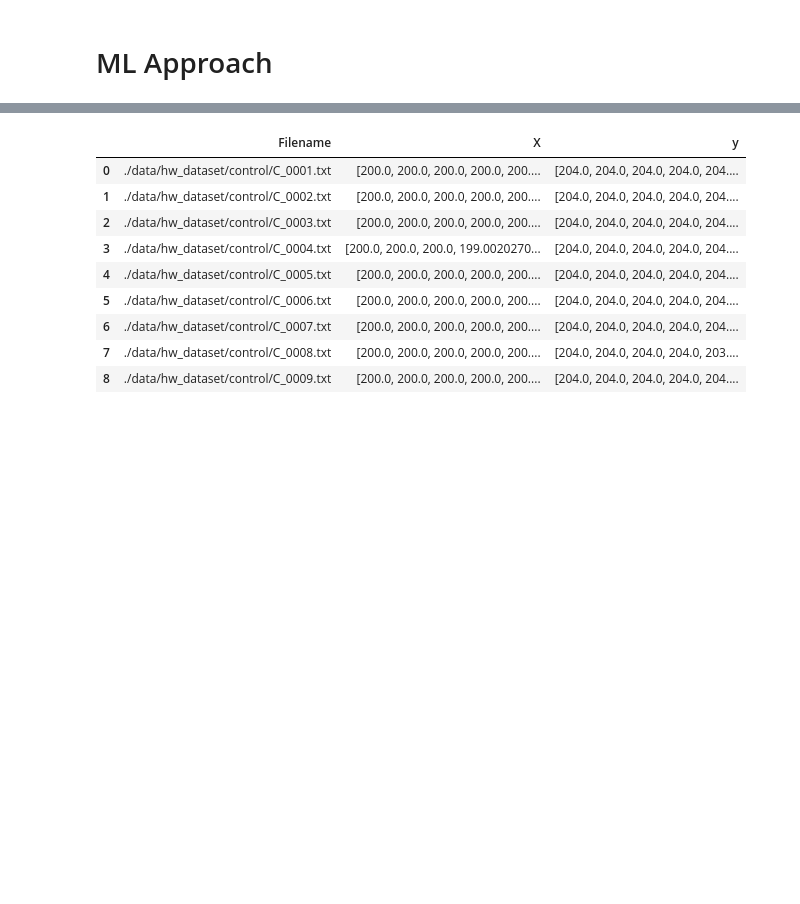
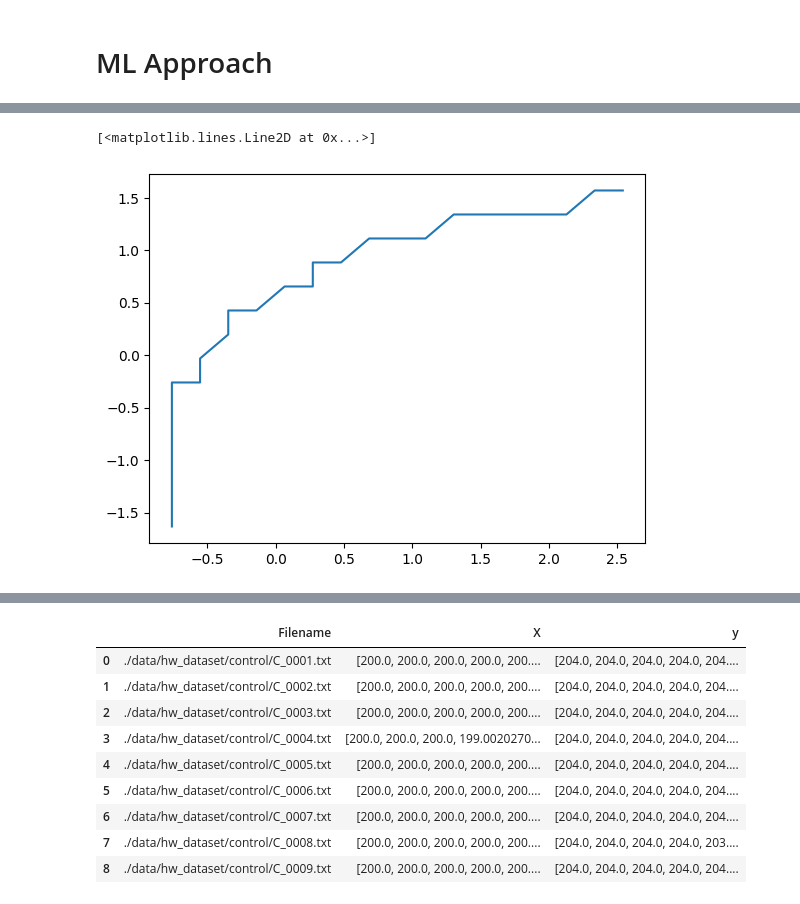
Before and after one commit to Leahie/SYSlab, a Jupyter notebook: smooth.ipynb, the cells around one changed output, grey strips where cells are left out. Drawn from its saved outputs; the diff is of its cells as text; code cells hidden in the pictures; blank space fills up the shorter version.

```diff
--- a/smooth.ipynb
+++ b/smooth.ipynb
@@ -9,12 +9,11 @@ base = "C:/Users/leahz/OneDrive/Desktop/Quizlet/ATC4/SYSlab"
 
 # with open(f'{base}/data/data_all.pkl', 'rb') as f:
 #     data =  pickle.load(f)
-data = pd.read_pickle(f'{base}/data/data_all.pkl')
-data_premade = pd.read_pickle(f'{base}/data/data_premade.pkl') # This is the data after being preprocessed has index not filename
+data_premade = pd.read_pickle(f'{base}/data/data_all.pkl') # This is the data after being preprocessed has index not filename
 data_original = pd.read_pickle(f'G:/My Drive/Sys Lab/modified_data/new/modified_all.pkl') # This is the orginal data, it has the filename
 data_spirals = pd.read_pickle(f"{base}/data/data_original_spiral.pkl")
 
-leng = range(len(data))
+leng = range(len(data_premade))
 # %%
 data_premade
 # %% [output]
@@ -86,0 +102,7 @@ data_original = pd.read_pickle(f'G:/My Drive/Sys Lab/modified_data/new/modified_
+# %%
+r = data_premade.iloc[0]
+r2 = data_original.iloc[r['index']]
+plt.plot(r["X"], r["y"])
+# %% [output]
+[<matplotlib.lines.Line2D at 0x...>]
+[figure, added]
```
Also changed, not shown: parts of 34 cells of this notebook, 4 other files.
